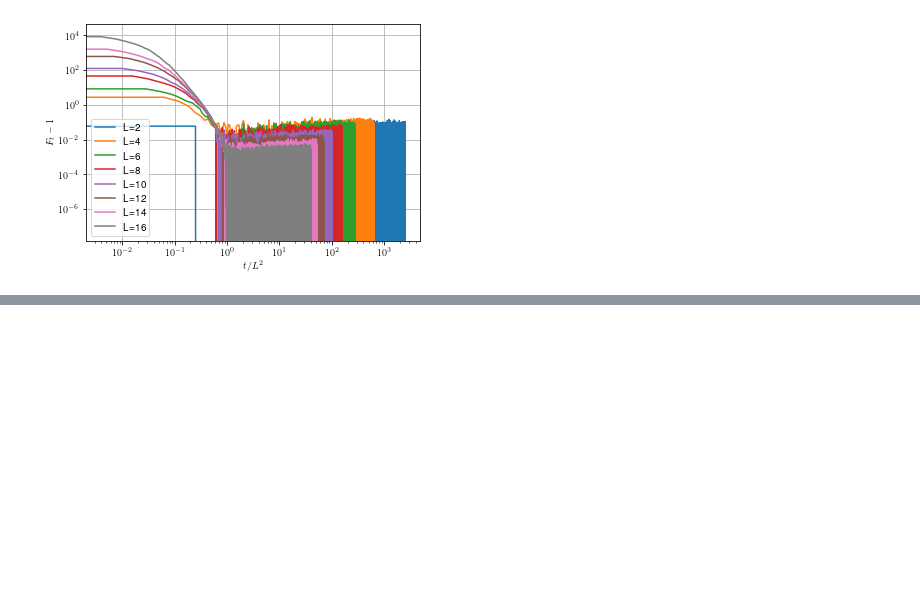
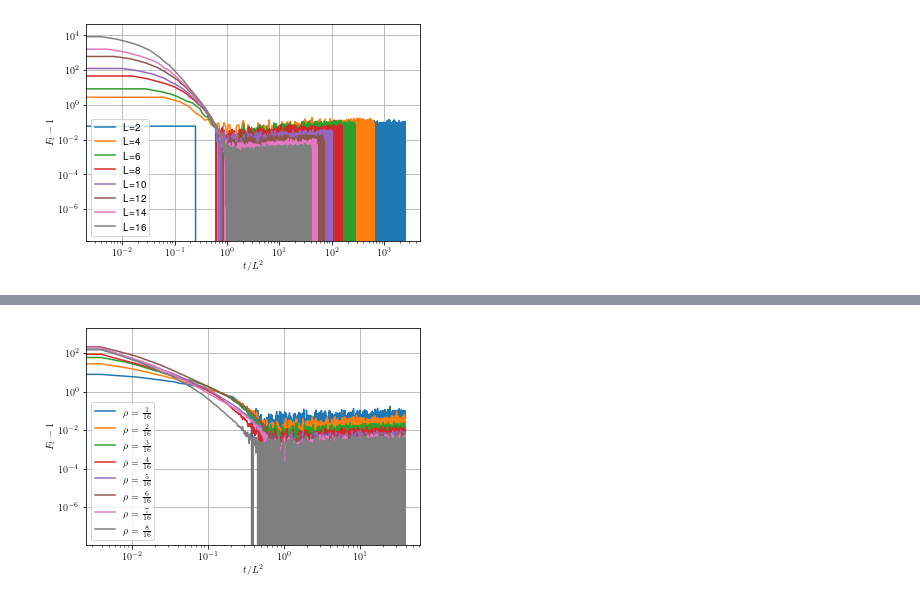
Before and after one commit to Renmusxd/RandomUnitaryLayers, a Jupyter notebook: jupyter/PaperData/VariableFilling.ipynb, the cells around one changed output, grey strips where cells are left out. Saved outputs shown, nothing was run; the diff lists cells and outputs as text; code cells hidden in the pictures; blank space fills up the shorter version.

```diff
--- a/jupyter/PaperData/VariableFilling.ipynb
+++ b/jupyter/PaperData/VariableFilling.ipynb
@@ -78,0 +144,45 @@ for frac in reversed(sorted(all_data.keys())):
+# %%
+k = 10000
+ne = 128
+l = 16
+ms = numpy.arange(1,l//2 + 1)
+
+single_filename = os.path.join(output_dir, f"increasing_m_l={l}_all_defects_intertwined.npz")
+
+if os.path.exists(single_filename):
+    arr = numpy.load(single_filename)
+    ms = arr['ms']
+    pure_purities = arr['data']
+    hilbert_space_sizes = arr['Ds']
+else:
+    all_purities = []
+    hilbert_space_sizes = []
+
+    for m in tqdm(ms):
+        indices = list(numpy.arange(0,l,l//m))
+        while len(indices) > m:
+            indices.pop()
+        probs = numpy.array([1.0], dtype=numpy.complex128)
+        s = py_entropy.MultiDefectState([indices], probs, l, m, num_experiments=ne)
+        purities = s.apply_alternative_layers_and_save_mean_purity(k)
+        D = len(s.get_enumerated_states())
+        all_purities.append(D*purities)
+        hilbert_space_sizes.append(D)
+    pure_purities = numpy.array(all_purities)
+    hilbert_space_sizes = numpy.array(hilbert_space_sizes)
+    numpy.savez(single_filename, data=pure_purities, ms=ms, Ds=hilbert_space_sizes)
+# %%
+for m, purity in zip(ms, pure_purities):
+    T = len(purity)
+    pyplot.plot(numpy.arange(T) / (l**2), purity - 1, label=fr"$\rho=\frac{{{m}}}{{{l}}}$")
+
+pyplot.xlabel('$t/L^2$')
+pyplot.ylabel('$F_t - 1$')
+pyplot.yscale('log')
+pyplot.xscale('log')
+pyplot.legend()
+pyplot.grid()
+pyplot.savefig(os.path.join(output_dir, f'l_{l}_purestate_estimator_diff_scaled_intertwined.pdf'))
+pyplot.show()
+# %% [output]
+[figure, added]
```
Also changed, not shown: parts of 4 cells of this notebook, 5 other files.
